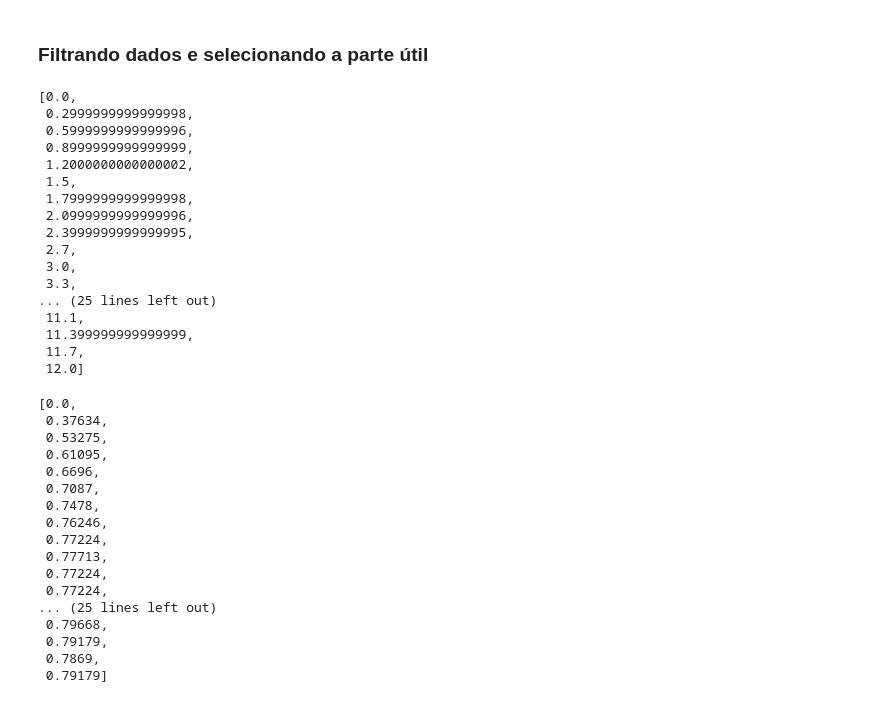
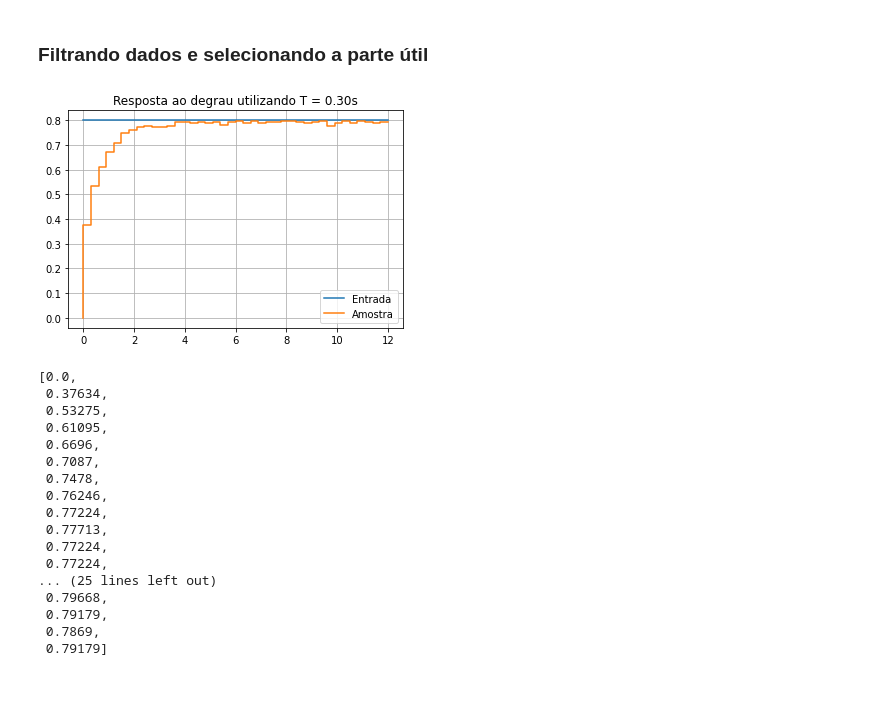
Before and after one commit to RafaelChavesPB/Controle-Digital, a Jupyter notebook: Projeto3 - Sistemas de Controle.ipynb, the cells around one changed output. Drawn from its saved outputs; the diff is of its cells as text; code cells hidden in the pictures.

```diff
--- a/Projeto3 - Sistemas de Controle.ipynb
+++ b/Projeto3 - Sistemas de Controle.ipynb
@@ -188,26 +188,15 @@ janela = 3
 usefv = [val[i] for i in range(len(t)) if t[i] >= 3]
 useft = [i - 3. for i in t if i >= 3]
 #usefv2 = np.convolve(val[10:], np.ones(janela)/janela, mode='valid')
-# %%
-useft
-# %% [output]
-[0.0,
- 0.2999999999999998,
- 0.5999999999999996,
- 0.8999999999999999,
- 1.2000000000000002,
- 1.5,
- 1.7999999999999998,
- 2.0999999999999996,
- 2.3999999999999995,
- 2.7,
- 3.0,
- 3.3,
-... (25 lines left out)
- 11.1,
- 11.399999999999999,
- 11.7,
- 12.0]
+# %%
+plt.plot(useft, len(useft)*[.8], label='Entrada')
+plt.step(useft, usefv, label='Amostra')
+plt.title('Resposta ao degrau utilizando T = 0.30s')
+plt.legend()
+plt.grid()
+plt.show()
+# %% [output]
+[figure, added]
 # %%
 usefv
 # %% [output]
```
Also changed, not shown: parts of 15 cells of this notebook.
